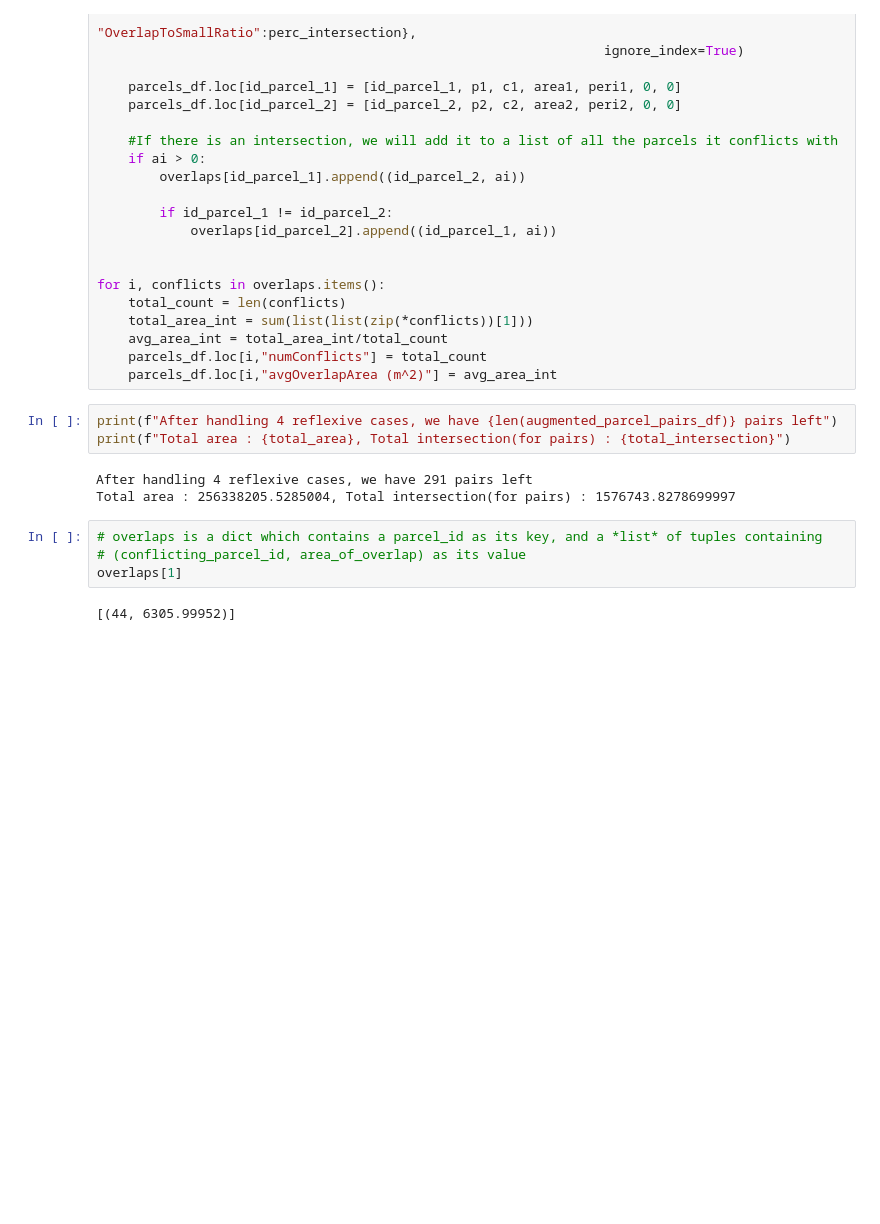
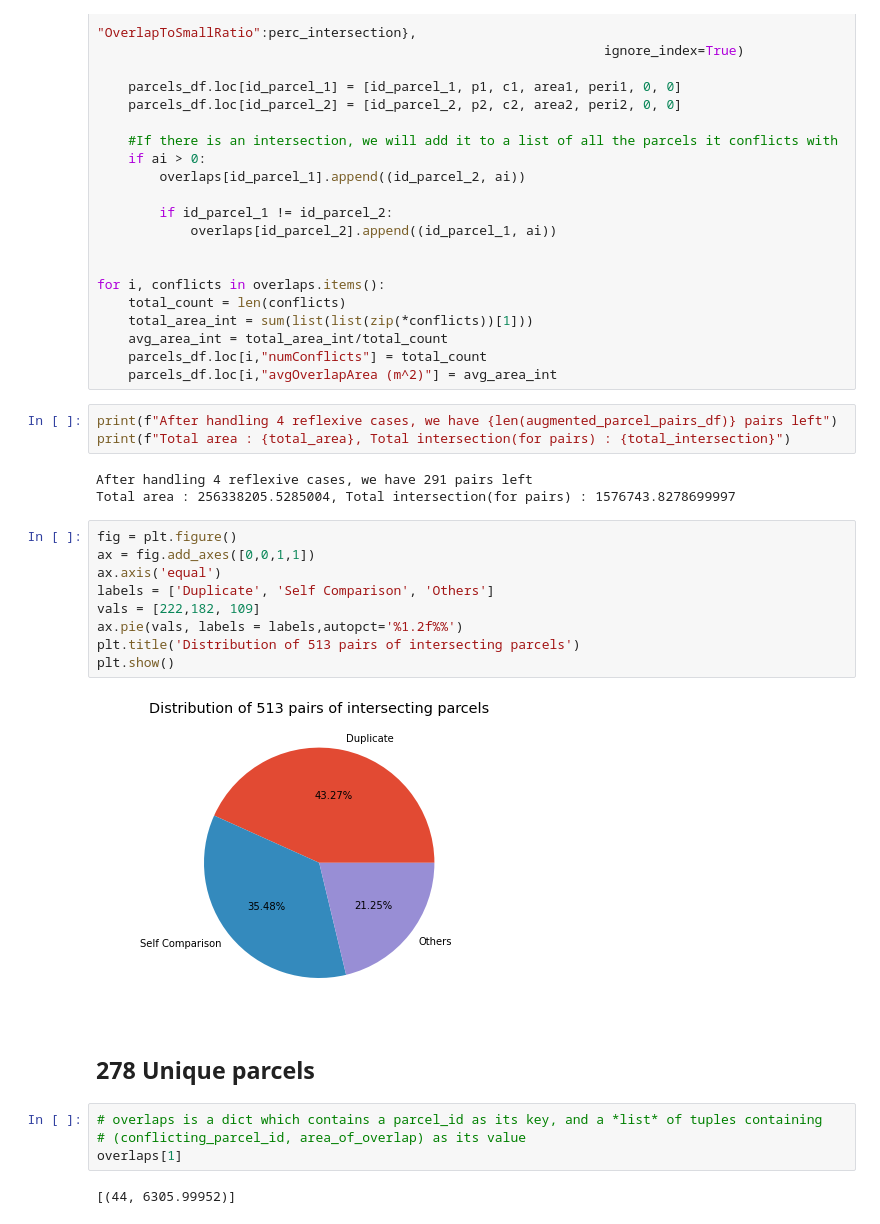
Before and after one commit to mrinalgrover/TakingRoot, a Jupyter notebook: code/OverlapAnalysis.ipynb, the cells around one changed output. Saved outputs shown, nothing was run; the diff lists cells and outputs as text; blank space fills up the shorter version.

```diff
--- a/code/OverlapAnalysis.ipynb
+++ b/code/OverlapAnalysis.ipynb
@@ -248,6 +253,19 @@ print(f"Total area : {total_area}, Total intersection(for pairs) : {total_inters
 # %% [output]
 After handling 4 reflexive cases, we have 291 pairs left
 Total area : 256338205.5285004, Total intersection(for pairs) : 1576743.8278699997
+# %%
+fig = plt.figure()
+ax = fig.add_axes([0,0,1,1])
+ax.axis('equal')
+labels = ['Duplicate', 'Self Comparison', 'Others']
+vals = [222,182, 109]
+ax.pie(vals, labels = labels,autopct='%1.2f%%')
+plt.title('Distribution of 513 pairs of intersecting parcels')
+plt.show()
+# %% [output]
+[figure, added]
+# %% [markdown]
+## 278 Unique parcels
 # %%
 # overlaps is a dict which contains a parcel_id as its key, and a *list* of tuples containing
 # (conflicting_parcel_id, area_of_overlap) as its value
```
Also changed, not shown: parts of 13 cells of this notebook.
